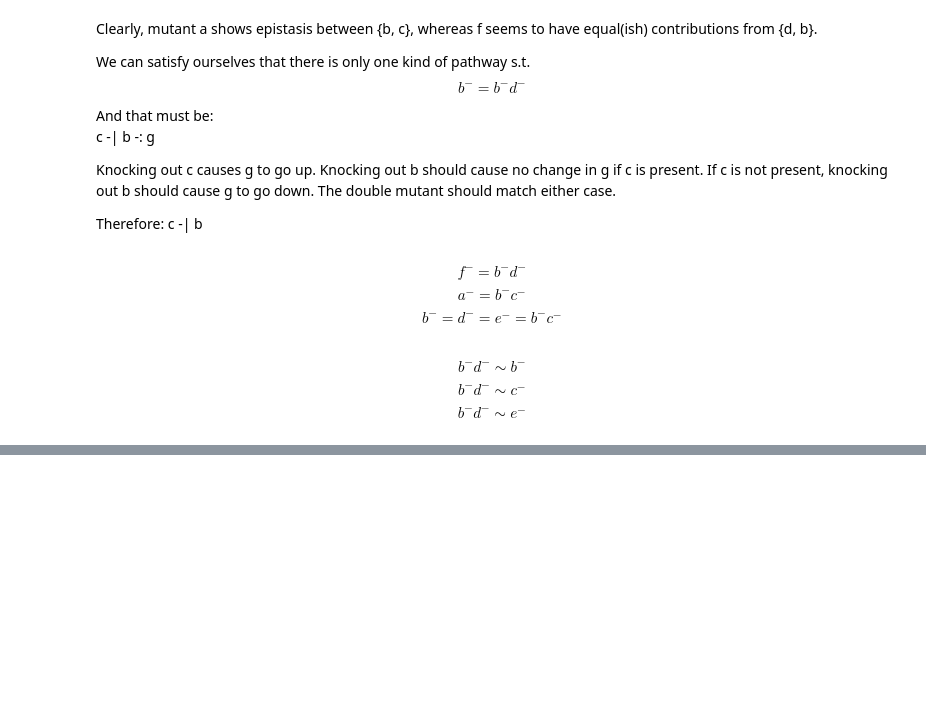
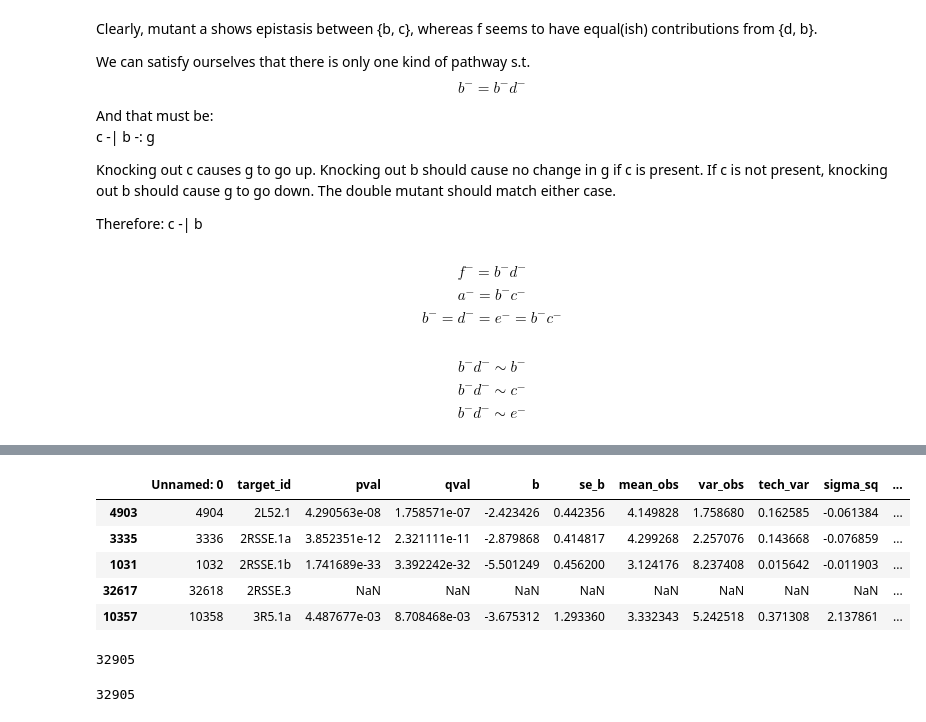
Before and after one commit to WormLabCaltech/mprsq, a Jupyter notebook: src/Genetic Analysis of RNA-Seq Data.ipynb, the cells around one changed output, grey strips where cells are left out. Saved outputs shown, nothing was run; the diff lists cells and outputs as text; code cells hidden in the pictures; blank space fills up the shorter version.

```diff
--- a/src/Genetic Analysis of RNA-Seq Data.ipynb
+++ b/src/Genetic Analysis of RNA-Seq Data.ipynb
@@ -846,0 +889,17 @@ df_nD
+# %%
+batch_beta.head()
+# %% [output]
+|  | Unnamed: 0 | target_id | pval | qval | b | se_b | mean_obs | var_obs | tech_var | sigma_sq | ... |
+| 4903 | 4904 | 2L52.1 | 4.290563e-08 | 1.758571e-07 | -2.423426 | 0.442356 | 4.149828 | 1.758680 | 0.162585 | -0.061384 | ... |
+| 3335 | 3336 | 2RSSE.1a | 3.852351e-12 | 2.321111e-11 | -2.879868 | 0.414817 | 4.299268 | 2.257076 | 0.143668 | -0.076859 | ... |
+| 1031 | 1032 | 2RSSE.1b | 1.741689e-33 | 3.392242e-32 | -5.501249 | 0.456200 | 3.124176 | 8.237408 | 0.015642 | -0.011903 | ... |
+| 32617 | 32618 | 2RSSE.3 | NaN | NaN | NaN | NaN | NaN | NaN | NaN | NaN | ... |
+| 10357 | 10358 | 3R5.1a | 4.487677e-03 | 8.708468e-03 | -3.675312 | 1.293360 | 3.332343 | 5.242518 | 0.371308 | 2.137861 | ... |
+# %%
+len(batch_beta.target_id.unique())
+# %% [output]
+32905
+# %%
+len(batch_beta.target_id)
+# %% [output]
+32905
```
Also changed, not shown: parts of 13 cells of this notebook, 8 other files.
